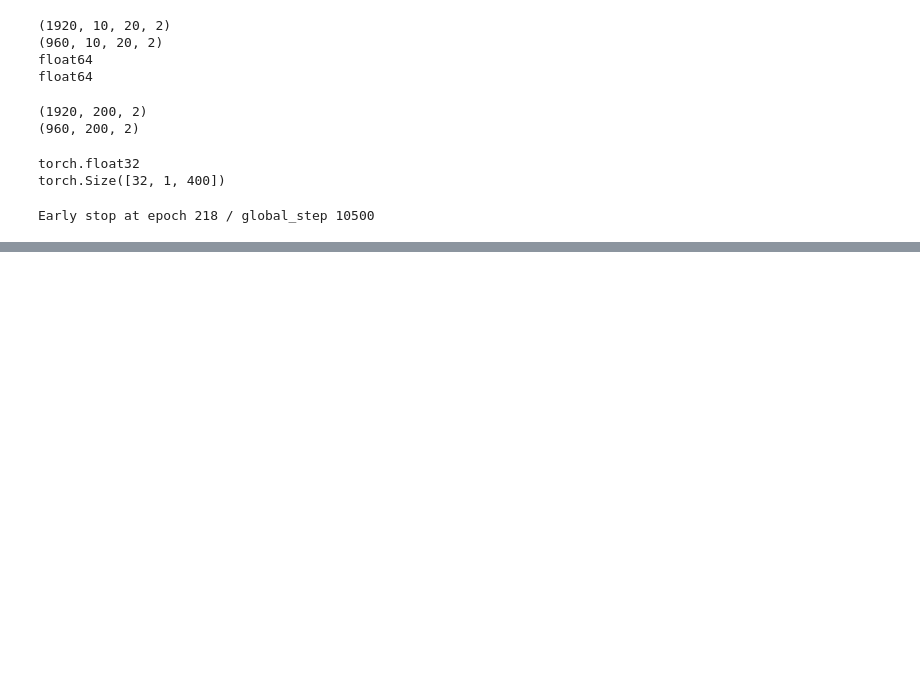
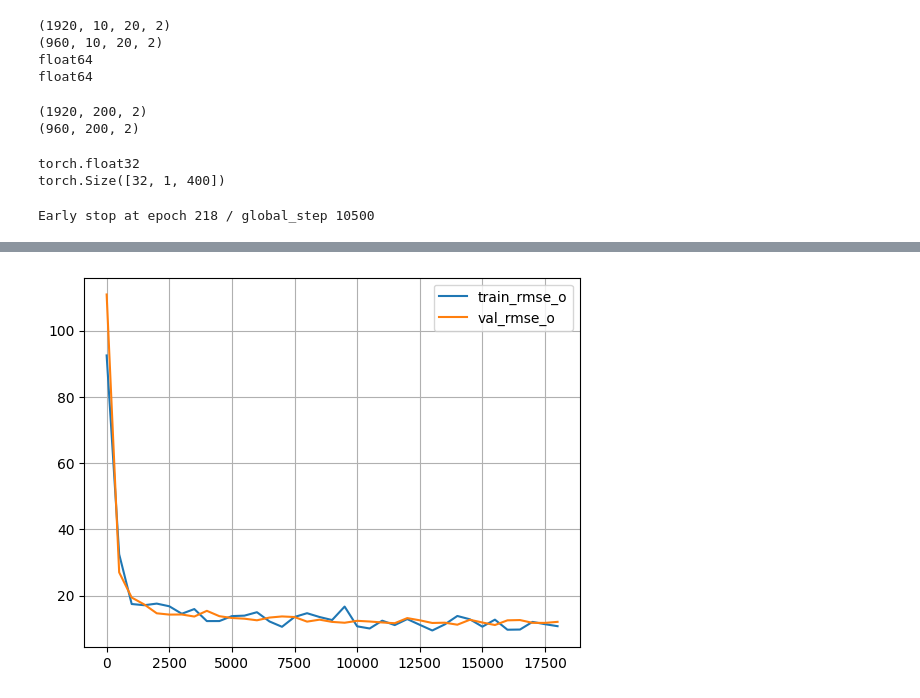
Before and after one commit to Brynn-jx/BJTU_DeepLearning, a Jupyter notebook: 大作业.ipynb, the cells around one changed output, grey strips where cells are left out. Saved outputs shown, nothing was run; the diff lists cells and outputs as text; code cells hidden in the pictures; blank space fills up the shorter version.

```diff
--- a/大作业.ipynb
+++ b/大作业.ipynb
@@ -341,0 +555,10 @@ plt.show()
+# %%
+step = [i["step"] for i in record["train"]]
+rmse_o = [i["rmse_i"] for i in record["train"]]
+plt.plot(step[::500], rmse_o[::500], label="train_rmse_o")
+plt.plot([i["step"] for i in record["val"]], [i["rmse_o"] for i in record["val"]], label="val_rmse_o")
+plt.grid()
+plt.legend()
+plt.show()
+# %% [output]
+[figure, added]
```
Also changed, not shown: parts of 17 cells of this notebook.
